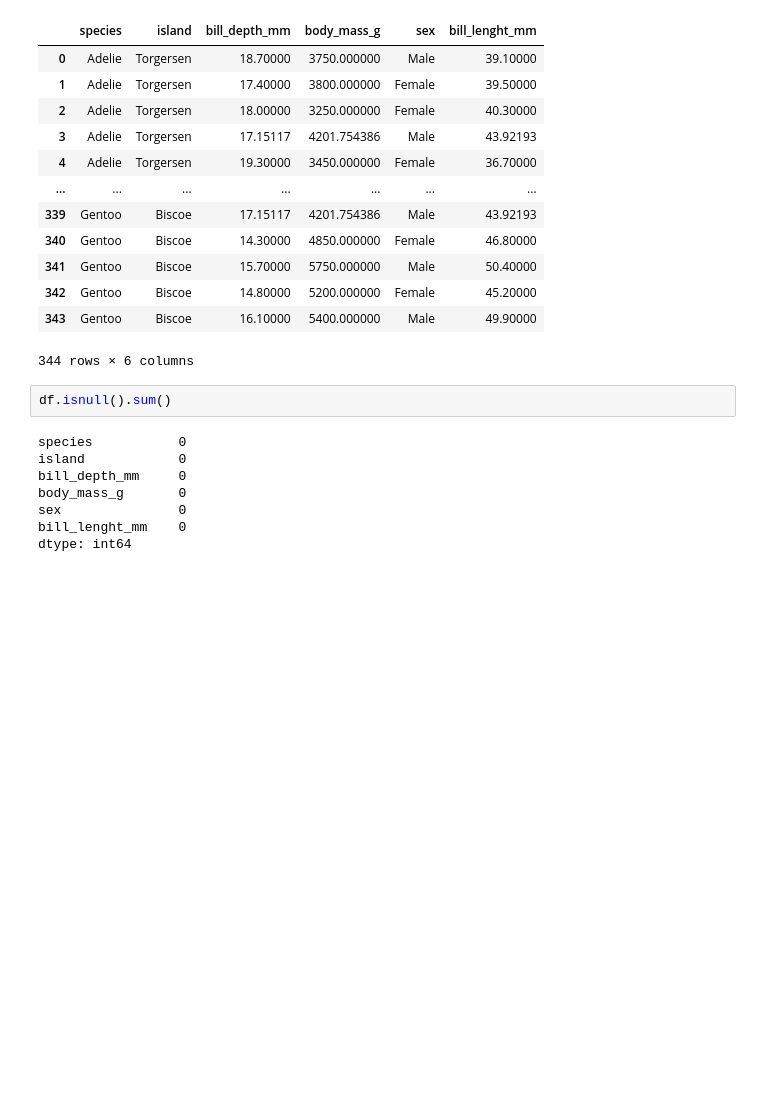
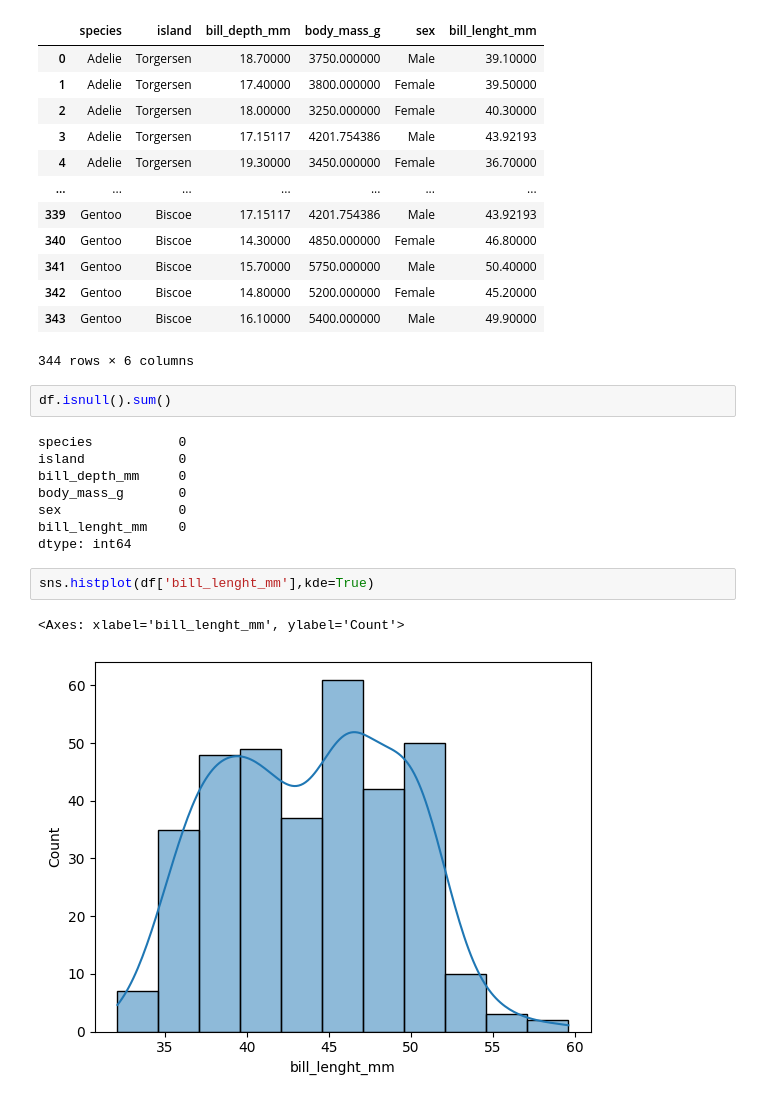
Before and after one commit to BehlimAmaan/Feature-Engineering, a Jupyter notebook: 1. Handling Missing Values/penguins.ipynb, the cells around one changed output. Drawn from its saved outputs; the diff is of its cells as text; blank space fills up the shorter version.

```diff
--- a/1. Handling Missing Values/penguins.ipynb
+++ b/1. Handling Missing Values/penguins.ipynb
@@ -98,3 +101,8 @@ body_mass_g       0
 sex               0
 bill_lenght_mm    0
 dtype: int64
+# %%
+sns.histplot(df['bill_lenght_mm'],kde=True)
+# %% [output]
+<Axes: xlabel='bill_lenght_mm', ylabel='Count'>
+[figure, added]
```
Also changed, not shown: parts of 5 cells of this notebook, 3 other files.
